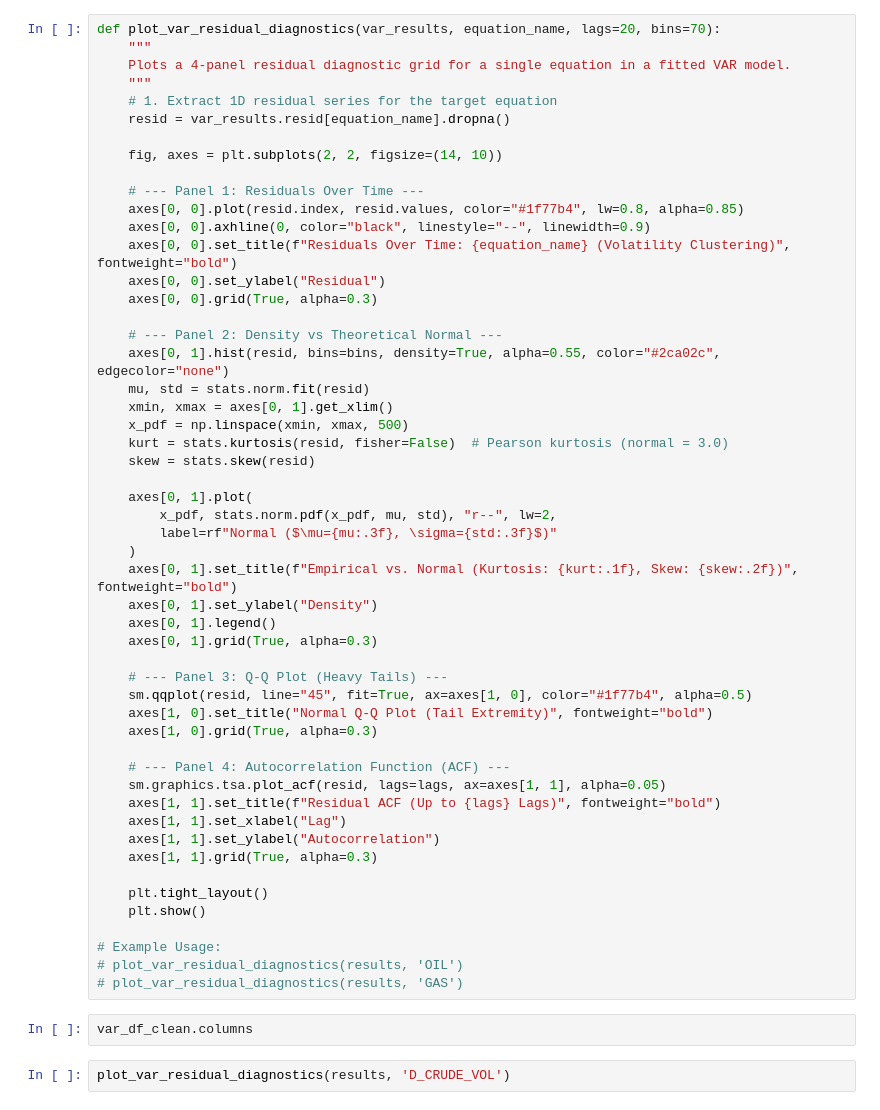
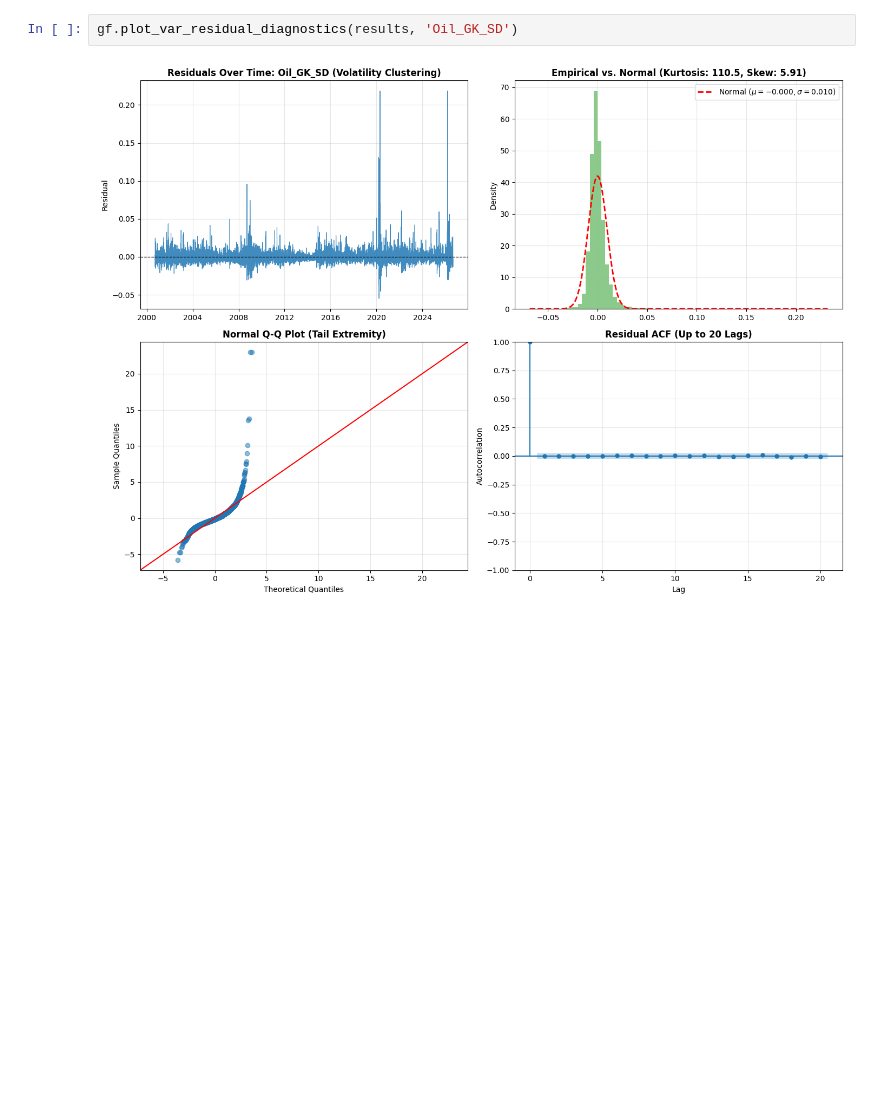
Before and after one commit to Deangr-econ/Quant_methods_project, a Jupyter notebook: VAR_GPRD_OIL_GAS.ipynb, the cells around one changed output. Drawn from its saved outputs; the diff is of its cells as text; blank space fills up the shorter version.

```diff
--- a/VAR_GPRD_OIL_GAS.ipynb
+++ b/VAR_GPRD_OIL_GAS.ipynb
@@ -280,62 +256,10 @@ FEVD for OIL_RET
 
 
 None
-# %%
-def plot_var_residual_diagnostics(var_results, equation_name, lags=20, bins=70):
-    """
-    Plots a 4-panel residual diagnostic grid for a single equation in a fitted VAR model.
-    """
-    # 1. Extract 1D residual series for the target equation
-    resid = var_results.resid[equation_name].dropna()
-
-    fig, axes = plt.subplots(2, 2, figsize=(14, 10))
-
-    # --- Panel 1: Residuals Over Time ---
-    axes[0, 0].plot(resid.index, resid.values, color="#1f77b4", lw=0.8, alpha=0.85)
-    axes[0, 0].axhline(0, color="black", linestyle="--", linewidth=0.9)
-    axes[0, 0].set_title(f"Residuals Over Time: {equation_name} (Volatility Clustering)", fontweight="bold")
-    axes[0, 0].set_ylabel("Residual")
-    axes[0, 0].grid(True, alpha=0.3)
-
-    # --- Panel 2: Density vs Theoretical Normal ---
-    axes[0, 1].hist(resid, bins=bins, density=True, alpha=0.55, color="#2ca02c", edgecolor="none")
-    mu, std = stats.norm.fit(resid)
-    xmin, xmax = axes[0, 1].get_xlim()
-    x_pdf = np.linspace(xmin, xmax, 500)
-    kurt = stats.kurtosis(resid, fisher=False)  # Pearson kurtosis (normal = 3.0)
-    skew = stats.skew(resid)
-
-    axes[0, 1].plot(
-        x_pdf, stats.norm.pdf(x_pdf, mu, std), "r--", lw=2,
-        label=rf"Normal ($\mu={mu:.3f}, \sigma={std:.3f}$)"
-    )
-    axes[0, 1].set_title(f"Empirical vs. Normal (Kurtosis: {kurt:.1f}, Skew: {skew:.2f})", fontweight="bold")
-    axes[0, 1].set_ylabel("Density")
-    axes[0, 1].legend()
-    axes[0, 1].grid(True, alpha=0.3)
-
-    # --- Panel 3: Q-Q Plot (Heavy Tails) ---
-    sm.qqplot(resid, line="45", fit=True, ax=axes[1, 0], color="#1f77b4", alpha=0.5)
-    axes[1, 0].set_title("Normal Q-Q Plot (Tail Extremity)", fontweight="bold")
-    axes[1, 0].grid(True, alpha=0.3)
-
-    # --- Panel 4: Autocorrelation Function (ACF) ---
-    sm.graphics.tsa.plot_acf(resid, lags=lags, ax=axes[1, 1], alpha=0.05)
-    axes[1, 1].set_title(f"Residual ACF (Up to {lags} Lags)", fontweight="bold")
-    axes[1, 1].set_xlabel("Lag")
-    axes[1, 1].set_ylabel("Autocorrelation")
-    axes[1, 1].grid(True, alpha=0.3)
-
-    plt.tight_layout()
-    plt.show()
-
-# Example Usage:
-# plot_var_residual_diagnostics(results, 'OIL')
-# plot_var_residual_diagnostics(results, 'GAS')
-# %%
-var_df_clean.columns
-# %%
-plot_var_residual_diagnostics(results, 'D_CRUDE_VOL')
+# %%
+gf.plot_var_residual_diagnostics(results, 'Oil_GK_SD')
+# %% [output]
+[figure, added]
 # %%
 # Find the exact date of the worst drop
 worst_date = var_df['GAS_RET'].idxmin()
```
Also changed, not shown: parts of 18 cells of this notebook.
